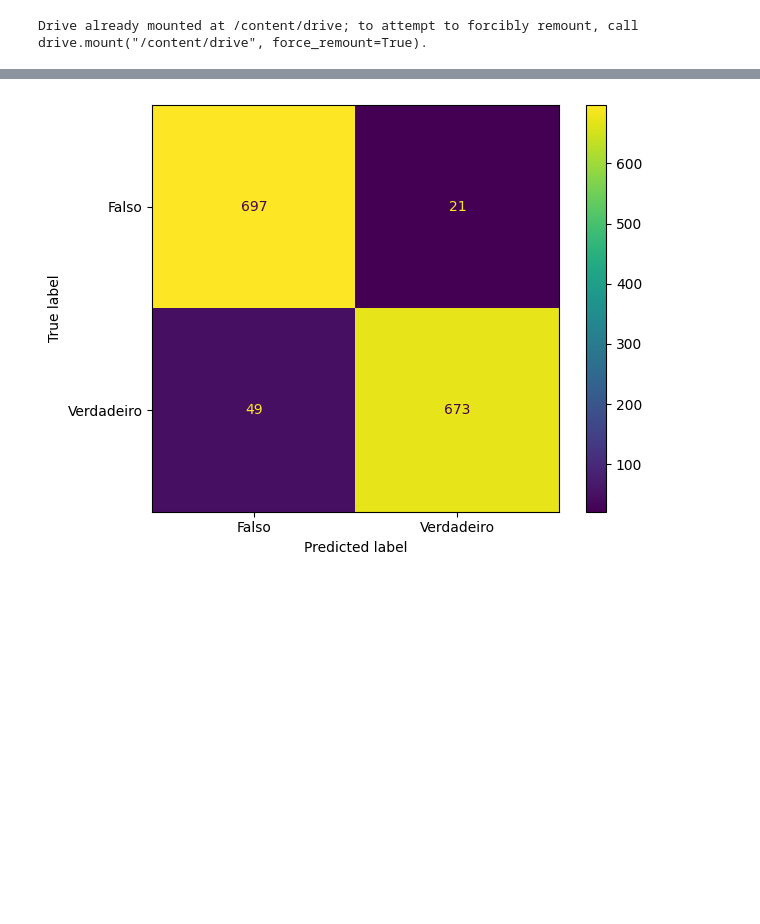
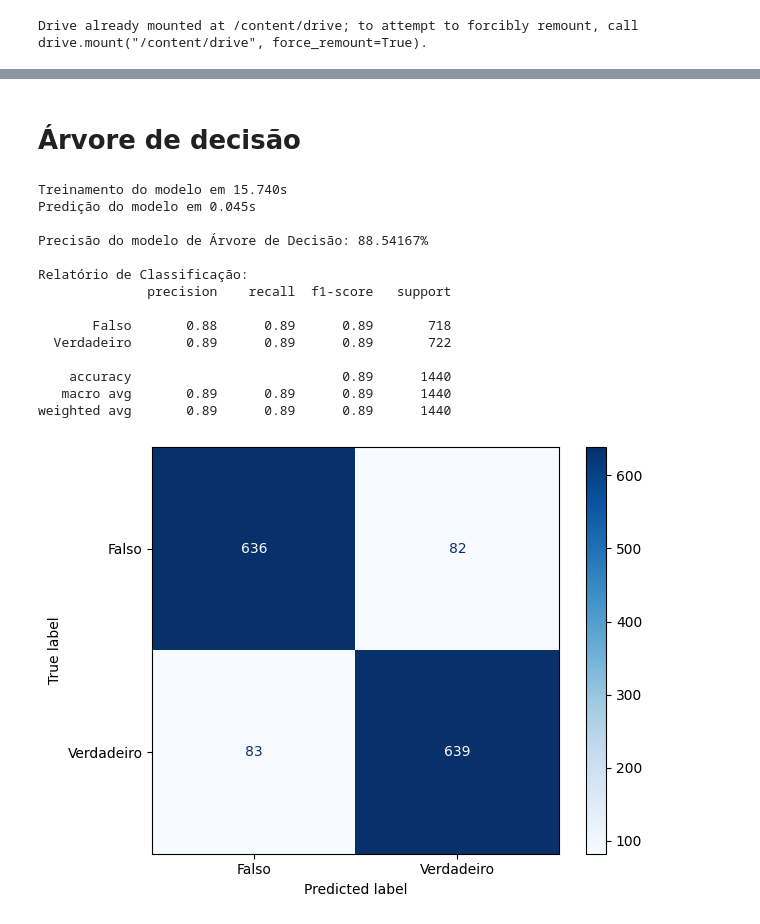
Before and after one commit to the-truth-seekers/modelo-analise-fake-news, a Jupyter notebook: tcc_analise_de_fake_news.ipynb, the cells around one changed output, grey strips where cells are left out. Cells and saved outputs as stored; diff of their text form; code cells hidden in the pictures; blank space fills up the shorter version.

Commit message:
update model

```diff
--- a/tcc_analise_de_fake_news.ipynb
+++ b/tcc_analise_de_fake_news.ipynb
@@ -26,6 +42,0 @@ X_train, X_test, y_train, y_test = train_test_split(X_tfidf, df['label'], test_s
-# %%
-from sklearn.ensemble import RandomForestClassifier
-
-rfc = RandomForestClassifier(n_estimators=200, random_state=42)
-rfc.fit(X_train, y_train)
-rfc.n_classes_
@@ -59,13 +43,44 @@ weighted avg       0.95      0.95      0.95      1440
-# %%
-from sklearn.metrics import classification_report, ConfusionMatrixDisplay
-import matplotlib.pyplot as plt
-
-class_names = ['Falso', 'Verdadeiro']
-
-ConfusionMatrixDisplay.from_estimator(
-    rfc, X_test, y_test, display_labels=class_names, xticks_rotation="horizontal"
-)
-plt.tight_layout()
-plt.show()
-# %% [output]
-[figure, removed]
+# %% [markdown]
+# Árvore de decisão
+# %%
+# Modelo de Árvore de Decisão
+tree_clf = DecisionTreeClassifier(random_state=42)
+
+t0 = time()
+tree_clf.fit(X_train, y_train)
+t1 = time()
+
+t2 = time()
+y_pred_tree = tree_clf.predict(X_test)
+t3 = time()
+
+accuracy_tree = accuracy_score(y_test, y_pred_tree)
+
+print("Treinamento do modelo em %0.3fs" % (t1 - t0))
+print("Predição do modelo em %0.3fs" % (t3 - t2))
+print(f"\nPrecisão do modelo de Árvore de Decisão: {np.round(accuracy_tree*100, 5)}%\n")
+
+class_report_tree = classification_report(y_test, y_pred_tree, target_names=class_names)
+print(f"Relatório de Classificação:\n{class_report_tree}")
+
+ConfusionMatrixDisplay.from_estimator(
+    tree_clf, X_test, y_test, display_labels= class_names, xticks_rotation="horizontal", cmap="Blues"
+)
+plt.tight_layout()
+plt.show()
+# %% [output]
+Treinamento do modelo em 15.740s
+Predição do modelo em 0.045s
+
+Precisão do modelo de Árvore de Decisão: 88.54167%
+
+Relatório de Classificação:
+              precision    recall  f1-score   support
+
+       Falso       0.88      0.89      0.89       718
+  Verdadeiro       0.89      0.89      0.89       722
+
+    accuracy                           0.89      1440
+   macro avg       0.89      0.89      0.89      1440
+weighted avg       0.89      0.89      0.89      1440
+[figure, added]
```
Also changed, not shown: parts of 15 cells of this notebook.
